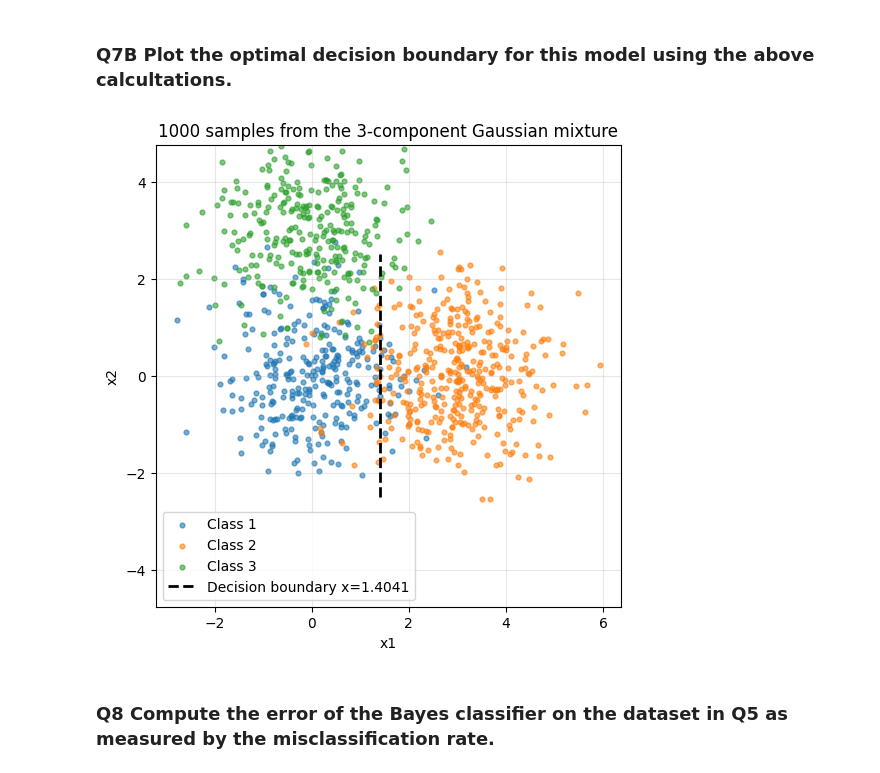
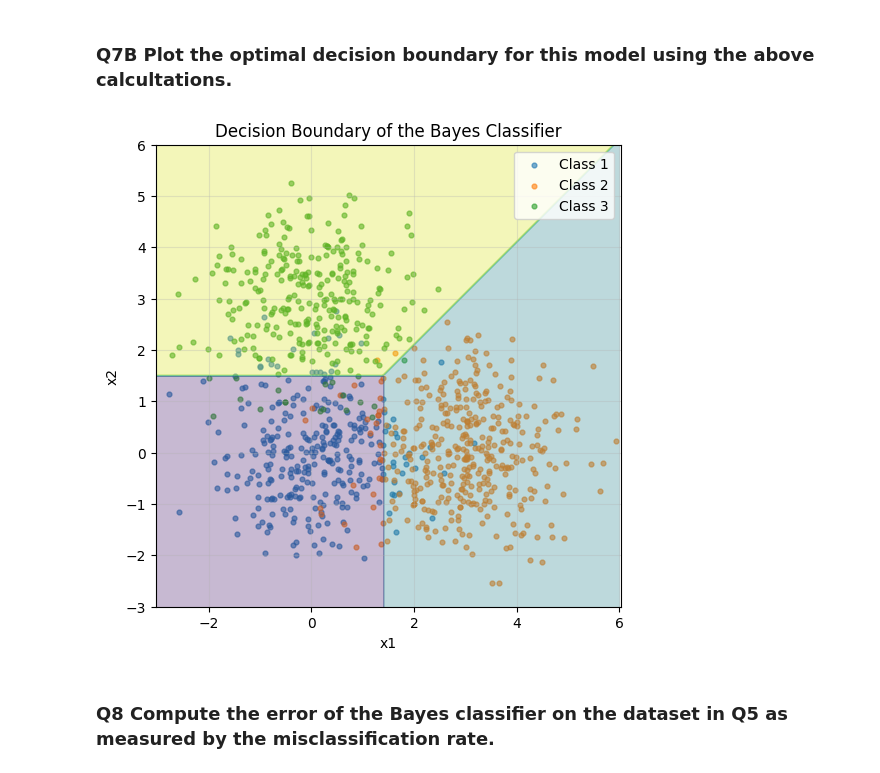
Before and after one commit to MarkoStc/FundamentalLearning, a Jupyter notebook: HW2/hw2_theory.ipynb, the cells around one changed output. Drawn from its saved outputs; the diff is of its cells as text; code cells hidden in the pictures.

```diff
--- a/HW2/hw2_theory.ipynb
+++ b/HW2/hw2_theory.ipynb
@@ -372,11 +372,3 @@ independent of $x_2$.
 ▢▢▢▢▢▢▢▢▢▢▢▢▢▢▢▢▢▢▢▢▢▢▢▢▢▢
 # %% [markdown]
 ### **Q7B** Plot the optimal decision boundary for this model using the above calcultations.
-# %%
-plot_samples(X, labels)
-plt.plot([1.4041, 1.4041], [-2.5, 2.5], color='k', linestyle='--', linewidth=2, label='Decision boundary x=1.4041')
-plt.ylim(-2.5, 2.5)
-plt.legend()
-plt.show()
-# %% [output]
-[figure, removed]
@@ -383,2 +422,30 @@ plt.show()
+# %%
+def plot_decision_boundary(range_x, range_y, dims, pi, m, s):
+    """
+    Plot decision boundary between classes classes[0] and classes[1] for the 3-component Gaussian mixture model.
+    """
+    x_dim = dims[0]
+    y_dim = dims[1]
+
+    x = np.linspace(range_x[0], range_x[1], x_dim)
+    y = np.linspace(range_y[0], range_y[1], y_dim)
+    X1, X2 = np.meshgrid(x, y)
+    X = np.column_stack((X1.ravel(), X2.ravel()))
+    z = predict_from_gauss_mix(X, pi, m, s)
+    Z = z.reshape(y_dim, x_dim)
+    plt.contourf(X1, X2, Z, alpha=0.3)
+    plt.title('Decision Boundary of the Bayes Classifier')
+    plt.xlabel('x1')
+    plt.ylabel('x2')
+    plt.axis('equal')
+    plt.grid(True, alpha=0.3)
+    plt.xlim([range_x[0], range_x[1]])
+    plt.ylim([range_y[0], range_y[1]])
+    return
+# %%
+plot_samples(X, labels)
+plot_decision_boundary(range_x=(-3,6), range_y=(-3,6), dims=(200,200), pi=pi, m=m, s=s)
+# %% [output]
+[figure, added]
 # %% [markdown]
 ### **Q8** Compute the error of the Bayes classifier on the dataset in Q5 as measured by the misclassification rate.
```
Also changed, not shown: parts of 7 cells of this notebook.
